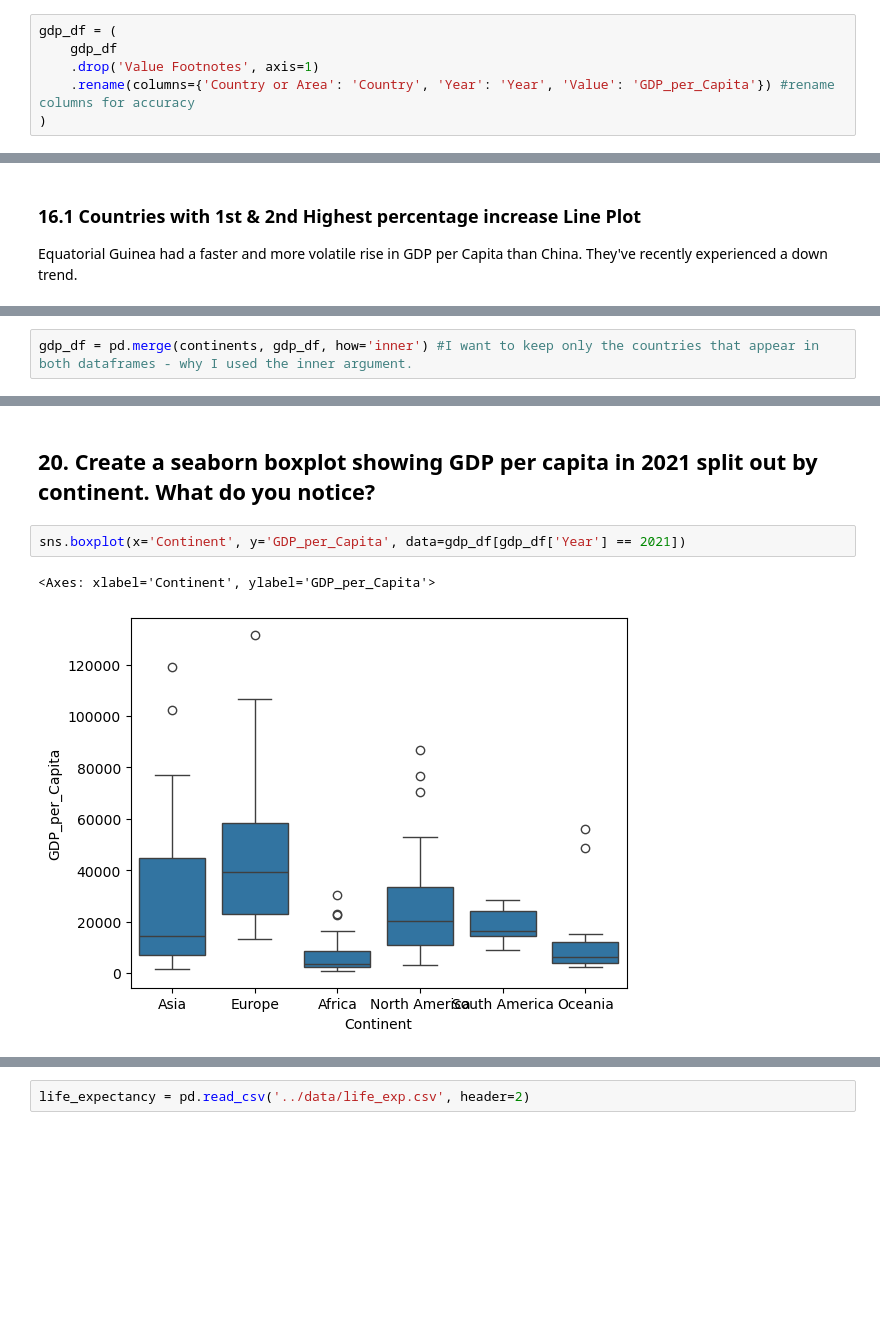
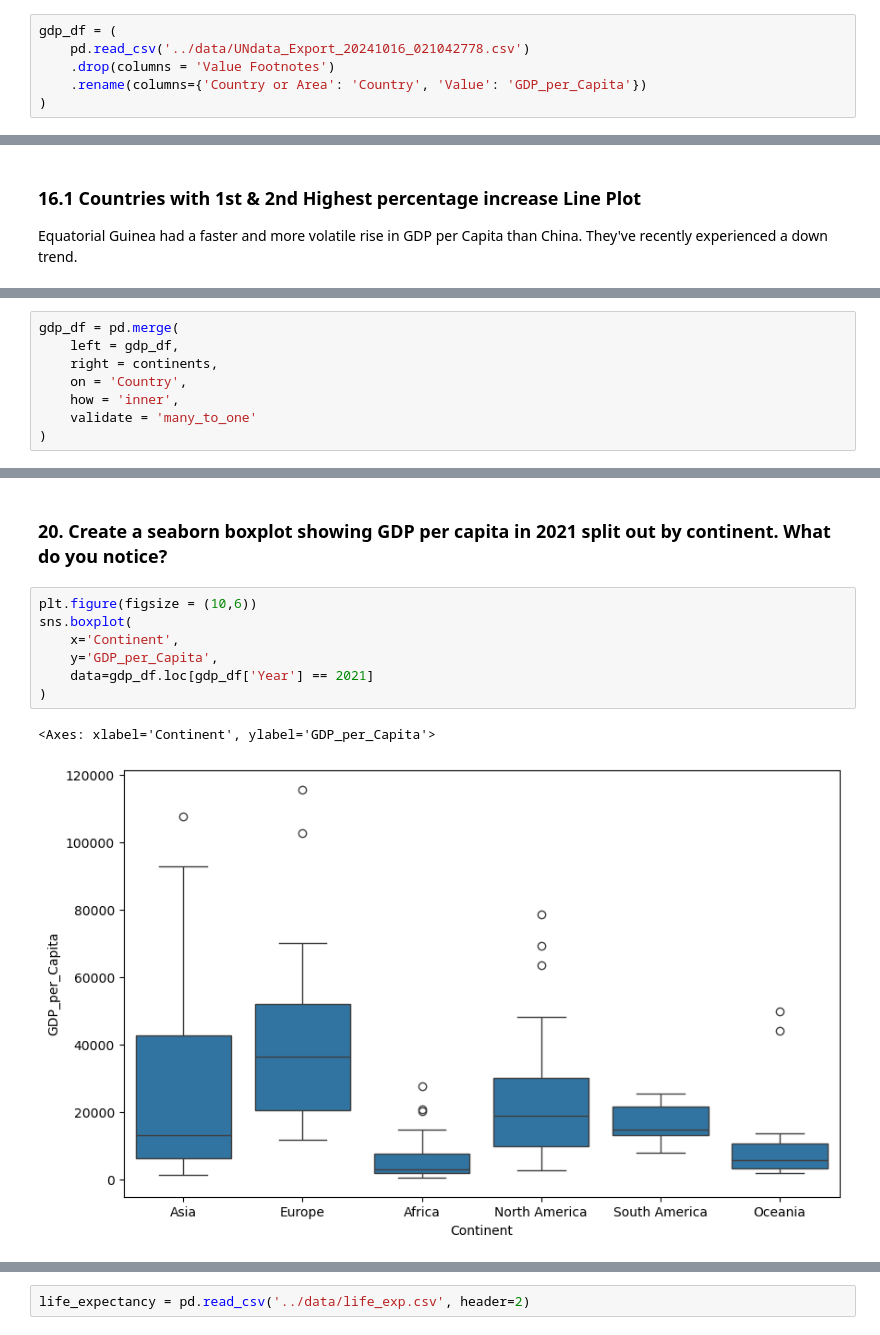
Before and after one commit to nss-data-science-cohort-8/un-exploration-BillyBrothers, a Jupyter notebook: notebooks/UN_Data_Exploration.ipynb, the cells around one changed output, grey strips where cells are left out. Cells and saved outputs as stored; diff of their text form; blank space fills up the shorter version.

Commit message:
redid and cleaned probs 1-22 with new data. Use as dataset.

```diff
--- a/notebooks/UN_Data_Exploration.ipynb
+++ b/notebooks/UN_Data_Exploration.ipynb
@@ -44,6 +12,6 @@ gdp_df.tail(10)
 # %%
 gdp_df = (
-    gdp_df
-    .drop('Value Footnotes', axis=1)
-    .rename(columns={'Country or Area': 'Country', 'Year': 'Year', 'Value': 'GDP_per_Capita'}) #rename columns for accuracy
+    pd.read_csv('../data/UNdata_Export_20241016_021042778.csv')
+    .drop(columns = 'Value Footnotes')
+    .rename(columns={'Country or Area': 'Country', 'Value': 'GDP_per_Capita'})
 )
@@ -279,3 +241,9 @@ gdp_df.head(5)
 # %%
-gdp_df = pd.merge(continents, gdp_df, how='inner') #I want to keep only the countries that appear in both dataframes - why I used the inner argument.
+gdp_df = pd.merge(
+    left = gdp_df,
+    right = continents,
+    on = 'Country',
+    how = 'inner',
+    validate = 'many_to_one'
+)
 # %% [markdown]
@@ -288,8 +256,13 @@ gdp_df[['Continent']].value_counts().plot(kind='bar', title='Number of Countries
 # %% [markdown]
-## 20. Create a seaborn boxplot showing GDP per capita in 2021 split out by continent. What do you notice?
+### 20. Create a seaborn boxplot showing GDP per capita in 2021 split out by continent. What do you notice?
 # %%
-sns.boxplot(x='Continent', y='GDP_per_Capita', data=gdp_df[gdp_df['Year'] == 2021])
+plt.figure(figsize = (10,6))
+sns.boxplot(
+    x='Continent',
+    y='GDP_per_Capita',
+    data=gdp_df.loc[gdp_df['Year'] == 2021]
+)
 # %% [output]
 <Axes: xlabel='Continent', ylabel='GDP_per_Capita'>
-[figure, old version]
+[figure, new version]
 # %% [markdown]
```
Also changed, not shown: parts of 70 cells of this notebook.
